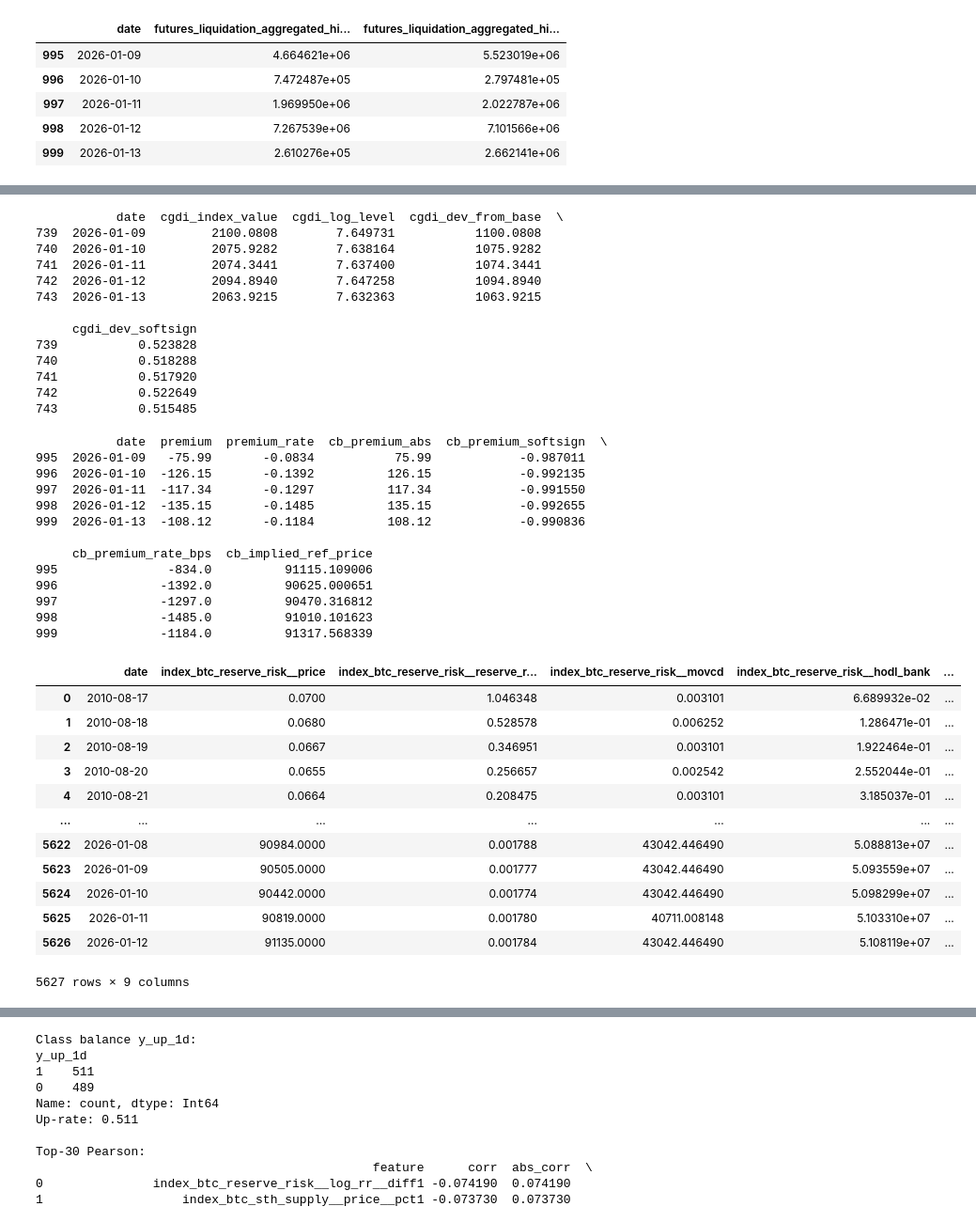
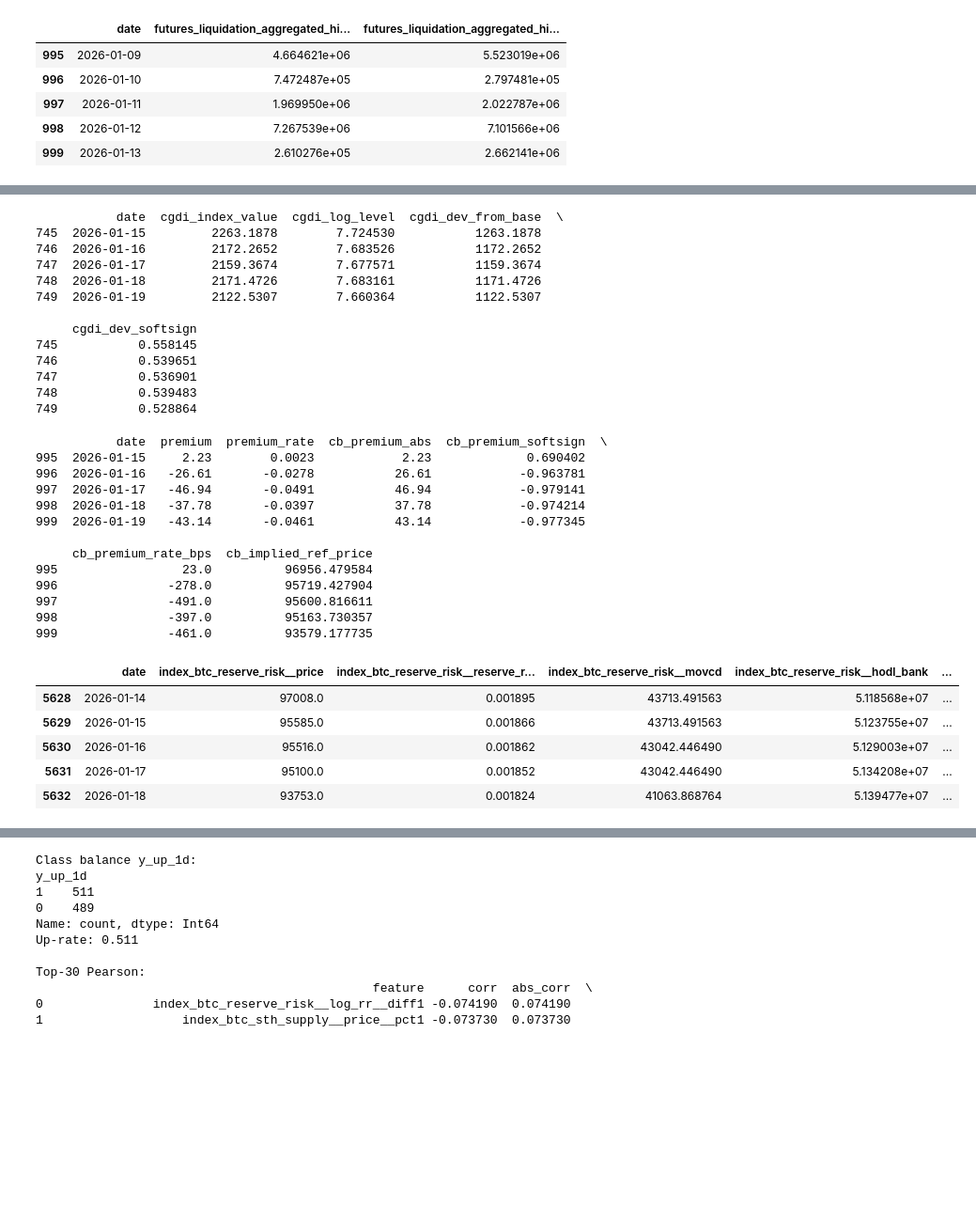
Before and after one commit to Fidus1337/Actives_price_prediction, a Jupyter notebook: YurasCode.ipynb, the cells around one changed output, grey strips where cells are left out. Shown at 94% size. Saved outputs shown, nothing was run; the diff lists cells and outputs as text; code cells hidden in the pictures; blank space fills up the shorter version.

```diff
--- a/YurasCode.ipynb
+++ b/YurasCode.ipynb
@@ -513,7 +513,7 @@ def get_futures_open_interest_aggregated_history(
     df = df[cols].sort_values("date", kind="stable").reset_index(drop=True)
     return df
 # %%
-#########ЕСТЬ##############
+#########ЕСТЬ############## ()
 
 KEYS = "8b16782a668f4eb48397ddf3d97020bd"
 
@@ -524,5 +524,8 @@ df_oi = get_futures_open_interest_history(
     interval="1d",
 )
 print(df_oi.tail())
+
+rows, cols = df_oi.shape
+print(f"Строк: {rows}, Столбцов: {cols}")
 # %% [output]
            date  futures_open_interest_history__open  \
@@ -1114,7 +1114,7 @@ def get_futures_top_long_short_position_ratio_history(
 # %%
 KEYS = "8b16782a668f4eb48397ddf3d97020bd"
 
-# READY
+# READY ()
 df_top_ls_positions = get_futures_top_long_short_position_ratio_history(
     api_key=KEYS,
     exchange="Binance",
@@ -1122,5 +1122,7 @@ df_top_ls_positions = get_futures_top_long_short_position_ratio_history(
     interval="1d",
 )
 
+rows, cols = df_top_ls_positions.shape
+print(rows)
 df_top_ls_positions.tail()
 # %% [output]
@@ -2260,6 +2243,7 @@ def add_futures_cgdi_index_features(
 
 
 # ---- Example ----
+# READY()
 df = fetch_futures_cgdi_index_history(
     api_key=KEYS,
     interval="1d",
@@ -2270,18 +2254,18 @@ futures_cgdi_index_df = add_futures_cgdi_index_features(df).iloc[:-1]
 print(futures_cgdi_index_df.tail())
 # %% [output]
            date  cgdi_index_value  cgdi_log_level  cgdi_dev_from_base  \
-739  2026-01-09         2100.0808        7.649731           1100.0808
-740  2026-01-10         2075.9282        7.638164           1075.9282
-741  2026-01-11         2074.3441        7.637400           1074.3441
-742  2026-01-12         2094.8940        7.647258           1094.8940
-743  2026-01-13         2063.9215        7.632363           1063.9215
+745  2026-01-15         2263.1878        7.724530           1263.1878
+746  2026-01-16         2172.2652        7.683526           1172.2652
+747  2026-01-17         2159.3674        7.677571           1159.3674
+748  2026-01-18         2171.4726        7.683161           1171.4726
+749  2026-01-19         2122.5307        7.660364           1122.5307
 
      cgdi_dev_softsign
-739           0.523828
-740           0.518288
-741           0.517920
-742           0.522649
-743           0.515485
+745           0.558145
+746           0.539651
+747           0.536901
+748           0.539483
+749           0.528864
 # %%
 # READY
 
@@ -2428,18 +2412,18 @@ coinbase_premium_df = add_coinbase_premium_features(df, rate_is_fraction=True)
 print(coinbase_premium_df.tail())
 # %% [output]
            date  premium  premium_rate  cb_premium_abs  cb_premium_softsign  \
-995  2026-01-09   -75.99       -0.0834           75.99            -0.987011
-996  2026-01-10  -126.15       -0.1392          126.15            -0.992135
-997  2026-01-11  -117.34       -0.1297          117.34            -0.991550
-998  2026-01-12  -135.15       -0.1485          135.15            -0.992655
-999  2026-01-13  -108.12       -0.1184          108.12            -0.990836
+995  2026-01-15     2.23        0.0023            2.23             0.690402
+996  2026-01-16   -26.61       -0.0278           26.61            -0.963781
+997  2026-01-17   -46.94       -0.0491           46.94            -0.979141
+998  2026-01-18   -37.78       -0.0397           37.78            -0.974214
+999  2026-01-19   -43.14       -0.0461           43.14            -0.977345
 
      cb_premium_rate_bps  cb_implied_ref_price
-995               -834.0          91115.109006
-996              -1392.0          90625.000651
-997              -1297.0          90470.316812
-998              -1485.0          91010.101623
-999              -1184.0          91317.568339
+995                 23.0          96956.479584
+996               -278.0          95719.427904
+997               -491.0          95600.816611
+998               -397.0          95163.730357
+999               -461.0          93579.177735
 # %%
 from __future__ import annotations
 
@@ -2540,46 +2524,40 @@ def fetch_bitcoin_reserve_risk_table(
             "index_btc_reserve_risk__vocd",
         ]]
         .dropna(subset=["date"])
         .sort_values("date", kind="stable")
         .drop_duplicates(subset=["date"], keep="last")
         .reset_index(drop=True)
     )
 
     rr = out["index_btc_reserve_risk__reserve_risk_index"].astype(float)
 
     # Feature 1: log transform (often spans orders of magnitude)
     out["index_btc_reserve_risk__log_rr"] = np.log(np.where(rr > 0, rr, np.nan))
 
     # Feature 2: rolling z-score (regime-normalized)
     minp = max(30, z_window // 3)
     roll = rr.rolling(z_window, min_periods=minp)
     mu = roll.mean()
     sd = roll.std(ddof=0).replace(0.0, np.nan)
     out[f"index_btc_reserve_risk__rr_z{z_window}"] = (rr - mu) / sd
 
     # Feature 3: slope / velocity
     out[f"index_btc_reserve_risk__rr_slope{slope_window}"] = rr.diff(slope_window) / float(slope_window)
 
     return out
 
 
 # Usage:
+# READY()
 df_rr = fetch_bitcoin_reserve_risk_table(KEYS)
-df_rr
+df_rr.tail()
 # %% [output]
 |  | date | index_btc_reserve_risk__price | index_btc_reserve_risk__reserve_r... | index_btc_reserve_risk__movcd | index_btc_reserve_risk__hodl_bank | ... |
-| 0 | 2010-08-17 | 0.0700 | 1.046348 | 0.003101 | 6.689932e-02 | ... |
-| 1 | 2010-08-18 | 0.0680 | 0.528578 | 0.006252 | 1.286471e-01 | ... |
-| 2 | 2010-08-19 | 0.0667 | 0.346951 | 0.003101 | 1.922464e-01 | ... |
-| 3 | 2010-08-20 | 0.0655 | 0.256657 | 0.002542 | 2.552044e-01 | ... |
-| 4 | 2010-08-21 | 0.0664 | 0.208475 | 0.003101 | 3.185037e-01 | ... |
-| ... | ... | ... | ... | ... | ... | ... |
-| 5622 | 2026-01-08 | 90984.0000 | 0.001788 | 43042.446490 | 5.088813e+07 | ... |
-| 5623 | 2026-01-09 | 90505.0000 | 0.001777 | 43042.446490 | 5.093559e+07 | ... |
-| 5624 | 2026-01-10 | 90442.0000 | 0.001774 | 43042.446490 | 5.098299e+07 | ... |
-| 5625 | 2026-01-11 | 90819.0000 | 0.001780 | 40711.008148 | 5.103310e+07 | ... |
-| 5626 | 2026-01-12 | 91135.0000 | 0.001784 | 43042.446490 | 5.108119e+07 | ... |
+| 5628 | 2026-01-14 | 97008.0 | 0.001895 | 43713.491563 | 5.118568e+07 | ... |
+| 5629 | 2026-01-15 | 95585.0 | 0.001866 | 43713.491563 | 5.123755e+07 | ... |
+| 5630 | 2026-01-16 | 95516.0 | 0.001862 | 43042.446490 | 5.129003e+07 | ... |
+| 5631 | 2026-01-17 | 95100.0 | 0.001852 | 43042.446490 | 5.134208e+07 | ... |
+| 5632 | 2026-01-18 | 93753.0 | 0.001824 | 41063.868764 | 5.139477e+07 | ... |
-5627 rows × 9 columns
 # %%
 from functools import reduce
 import pandas as pd
```
Also changed, not shown: parts of 22 cells of this notebook, 2 other files.
